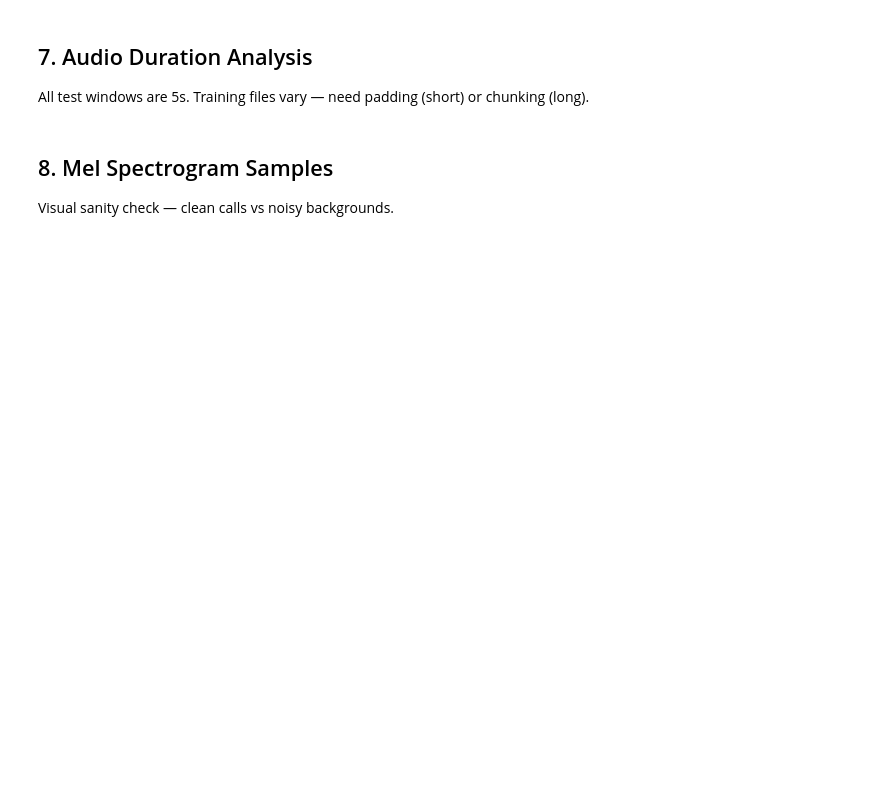
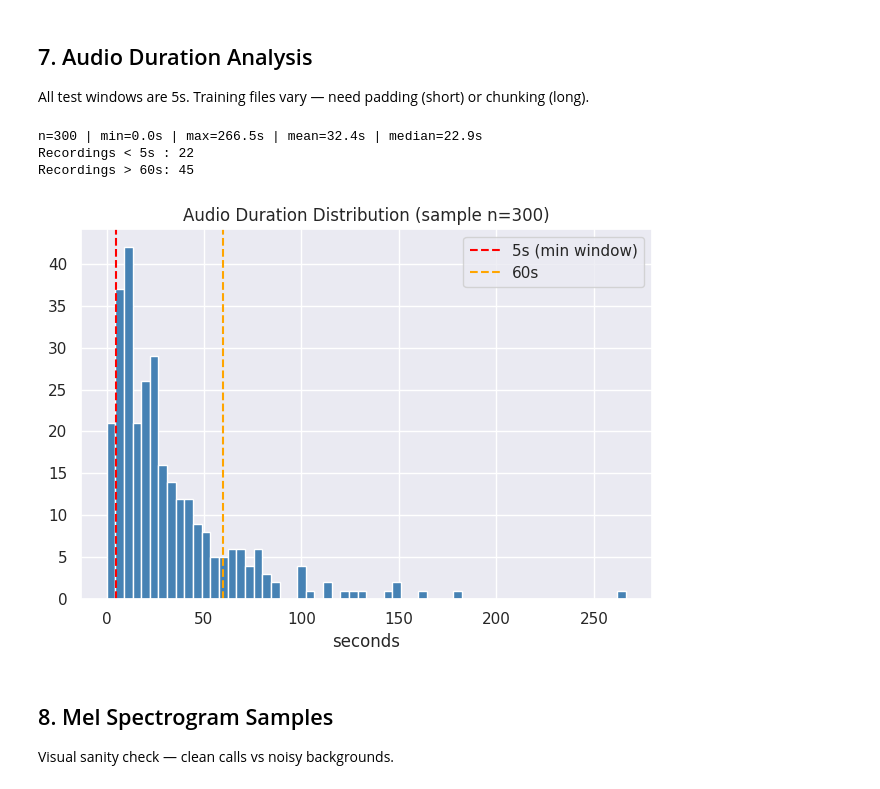
Before and after one commit to Kunal-Moz/BirdCLEF-2026, a Jupyter notebook: birdclef2026_eda.ipynb, the cells around one changed output. Drawn from its saved outputs; the diff is of its cells as text; code cells hidden in the pictures; blank space fills up the shorter version.

```diff
--- a/birdclef2026_eda.ipynb
+++ b/birdclef2026_eda.ipynb
@@ -191,24 +324,29 @@ All test windows are 5s. Training files vary — need padding (short) or chunkin
 # %%
 sample_files = list(TRAIN_AUDIO.rglob("*.ogg"))[:300]
 durations = []
 for fp in sample_files:
     try:
         durations.append(librosa.get_duration(path=str(fp)))
     except Exception:
         pass
 
 durations = np.array(durations)
 print(f"n={len(durations)} | min={durations.min():.1f}s | max={durations.max():.1f}s | "
       f"mean={durations.mean():.1f}s | median={np.median(durations):.1f}s")
 print(f"Recordings < 5s : {(durations < 5).sum()}")
 print(f"Recordings > 60s: {(durations > 60).sum()}")
 
-plt.figure(figsize=(10, 4))
+# plt.figure(figsize=(10, 4))
 plt.hist(durations, bins=60, color="steelblue", edgecolor="white")
 plt.axvline(5,  color="red",    linestyle="--", label="5s (min window)")
 plt.axvline(60, color="orange", linestyle="--", label="60s")
 plt.title("Audio Duration Distribution (sample n=300)")
 plt.xlabel("seconds"); plt.legend(); plt.tight_layout(); plt.show()
+# %% [output]
+n=300 | min=0.0s | max=266.5s | mean=32.4s | median=22.9s
+Recordings < 5s : 22
+Recordings > 60s: 45
+[figure, added]
 # %% [markdown]
 ## 8. Mel Spectrogram Samples
 
```
Also changed, not shown: parts of 18 cells of this notebook, 5 other files.
